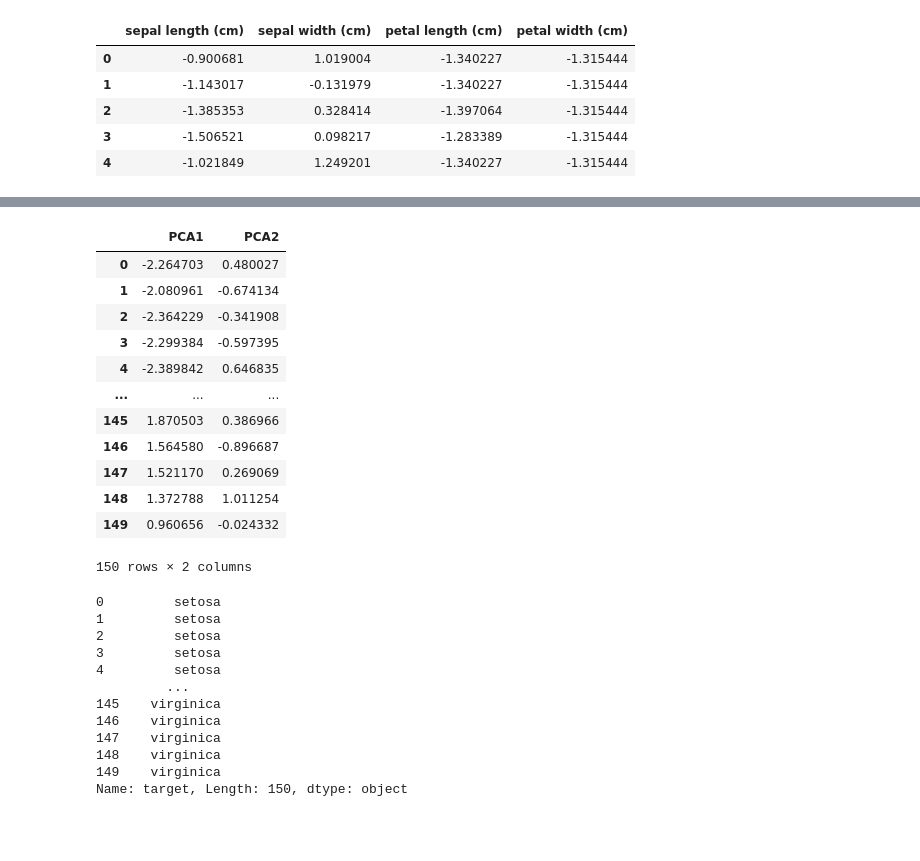
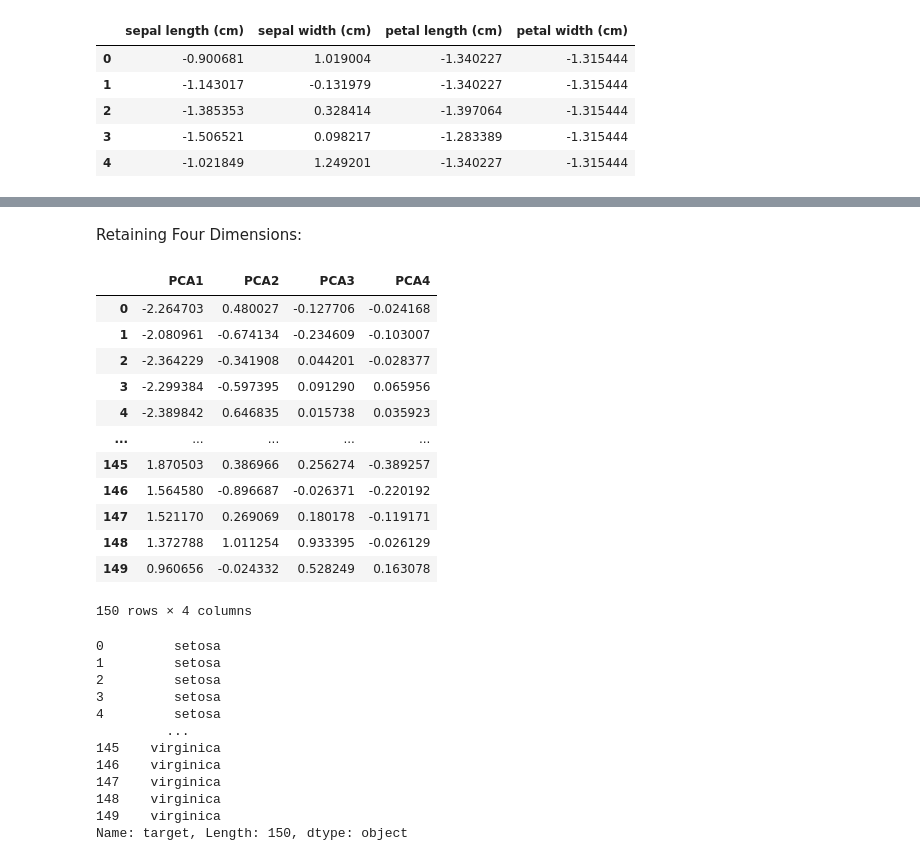
Before and after one commit to JuanCReyes1/DataScienceinPython, a Jupyter notebook: MachineLearningPrincipalComponentAnalysis.ipynb, the cells around one changed output, grey strips where cells are left out. Cells and saved outputs as stored; diff of their text form; code cells hidden in the pictures; blank space fills up the shorter version.

```diff
--- a/MachineLearningPrincipalComponentAnalysis.ipynb
+++ b/MachineLearningPrincipalComponentAnalysis.ipynb
@@ -77,22 +123,27 @@ principalComponents = pca.fit_transform(x)
+# %% [markdown]
+Retaining Four Dimensions:
 # %%
+n_components = 4
+pca= PCA(n_components)
+principalComponents = pca.fit_transform(x)
 principalDF = pd.DataFrame(data = principalComponents,
-                           columns = ['PCA1','PCA2'])
+                           columns = ['PCA1','PCA2','PCA3','PCA4'])
 
 principalDF
 # %% [output]
-|  | PCA1 | PCA2 |
-| 0 | -2.264703 | 0.480027 |
-| 1 | -2.080961 | -0.674134 |
-| 2 | -2.364229 | -0.341908 |
-| 3 | -2.299384 | -0.597395 |
-| 4 | -2.389842 | 0.646835 |
-| ... | ... | ... |
-| 145 | 1.870503 | 0.386966 |
-| 146 | 1.564580 | -0.896687 |
-| 147 | 1.521170 | 0.269069 |
-| 148 | 1.372788 | 1.011254 |
-| 149 | 0.960656 | -0.024332 |
+|  | PCA1 | PCA2 | PCA3 | PCA4 |
+| 0 | -2.264703 | 0.480027 | -0.127706 | -0.024168 |
+| 1 | -2.080961 | -0.674134 | -0.234609 | -0.103007 |
+| 2 | -2.364229 | -0.341908 | 0.044201 | -0.028377 |
+| 3 | -2.299384 | -0.597395 | 0.091290 | 0.065956 |
+| 4 | -2.389842 | 0.646835 | 0.015738 | 0.035923 |
+| ... | ... | ... | ... | ... |
+| 145 | 1.870503 | 0.386966 | 0.256274 | -0.389257 |
+| 146 | 1.564580 | -0.896687 | -0.026371 | -0.220192 |
+| 147 | 1.521170 | 0.269069 | 0.180178 | -0.119171 |
+| 148 | 1.372788 | 1.011254 | 0.933395 | -0.026129 |
+| 149 | 0.960656 | -0.024332 | 0.528249 | 0.163078 |
-150 rows × 2 columns
+150 rows × 4 columns
 # %%
 iris_data_pd['target']
 # %% [output]
```
Also changed, not shown: parts of 76 cells of this notebook.
